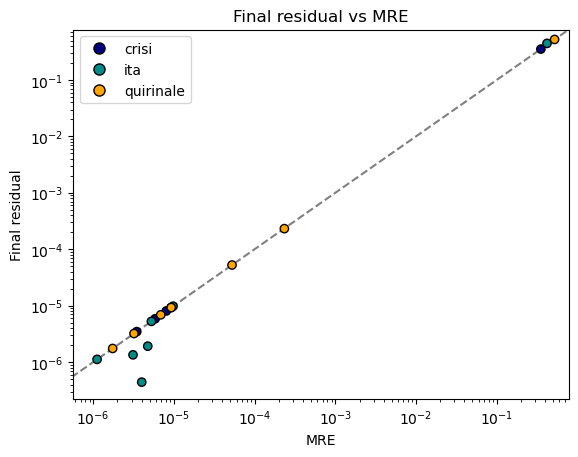
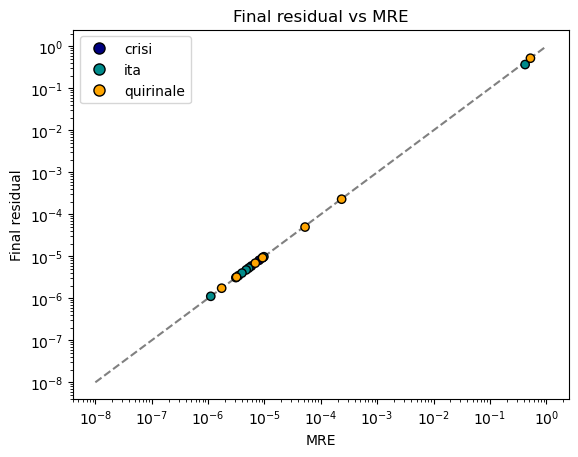
The change to this notebook cell's code, shown as a diff; its figure went from the first image to the second:
--- before
+++ after
@@ -10,6 +10,6 @@
     for label, color in color_dict.items()
 ]
-plt.xlim(0.5*min(final_mres), 1.5*max(final_mres))
-plt.ylim(0.5*min(res_final), 1.5*max(res_final))
+#plt.xlim(0.5*min(final_mres), 1.5*max(final_mres))
+#plt.ylim(0.5*min(res_final), 1.5*max(res_final))
 plt.legend(handles=legend_handles)
 

Commit: bug found in sam_bowtie